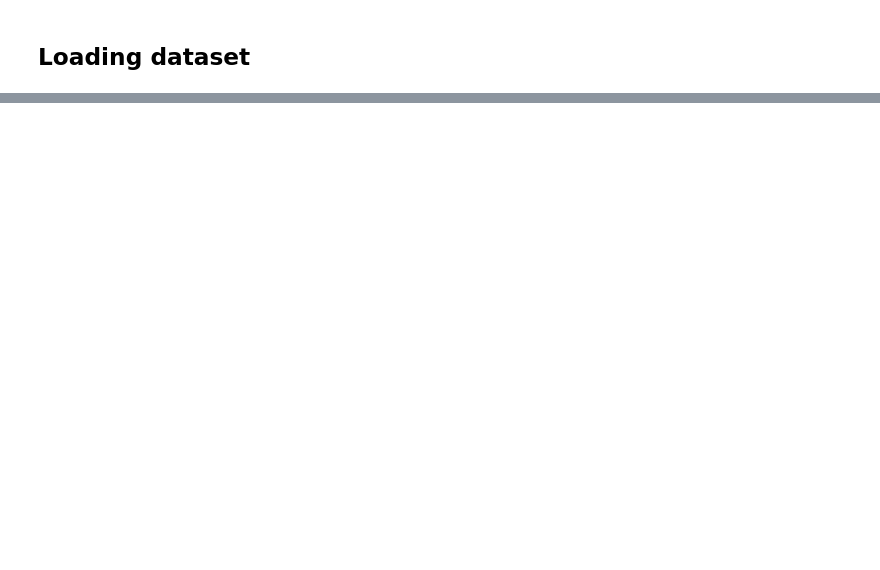
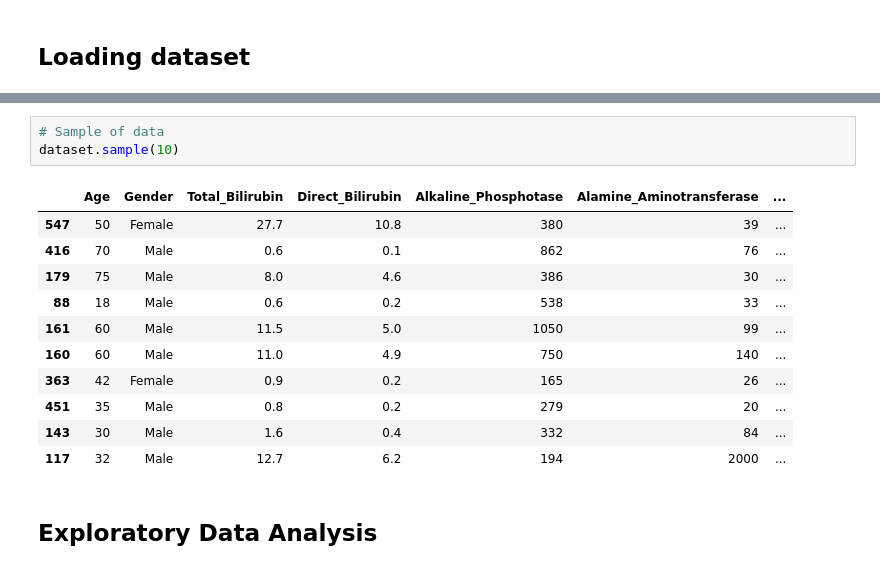
Before and after one commit to amorim-dev/DSA_Data-Science-Course, a Jupyter notebook: 2. big-data-real-time-analytics-with-python-and-spark/Ch9_Machine-Learning_Part1/mini_project1.ipynb, the cells around one changed output, grey strips where cells are left out. Cells and saved outputs as stored; diff of their text form; blank space fills up the shorter version.

Commit message:
Exploratory analysis mini_project1

```diff
--- a/2. big-data-real-time-analytics-with-python-and-spark/Ch9_Machine-Learning_Part1/mini_project1.ipynb
+++ b/2. big-data-real-time-analytics-with-python-and-spark/Ch9_Machine-Learning_Part1/mini_project1.ipynb
@@ -50,0 +68,17 @@ numpy     : 1.22.3
+# %%
+# Sample of data
+dataset.sample(10)
+# %% [output]
+|  | Age | Gender | Total_Bilirubin | Direct_Bilirubin | Alkaline_Phosphotase | Alamine_Aminotransferase | ... |
+| 547 | 50 | Female | 27.7 | 10.8 | 380 | 39 | ... |
+| 416 | 70 | Male | 0.6 | 0.1 | 862 | 76 | ... |
+| 179 | 75 | Male | 8.0 | 4.6 | 386 | 30 | ... |
+| 88 | 18 | Male | 0.6 | 0.2 | 538 | 33 | ... |
+| 161 | 60 | Male | 11.5 | 5.0 | 1050 | 99 | ... |
+| 160 | 60 | Male | 11.0 | 4.9 | 750 | 140 | ... |
+| 363 | 42 | Female | 0.9 | 0.2 | 165 | 26 | ... |
+| 451 | 35 | Male | 0.8 | 0.2 | 279 | 20 | ... |
+| 143 | 30 | Male | 1.6 | 0.4 | 332 | 84 | ... |
+| 117 | 32 | Male | 12.7 | 6.2 | 194 | 2000 | ... |
+# %% [markdown]
+## Exploratory Data Analysis
```
Also changed, not shown: parts of 23 cells of this notebook.
